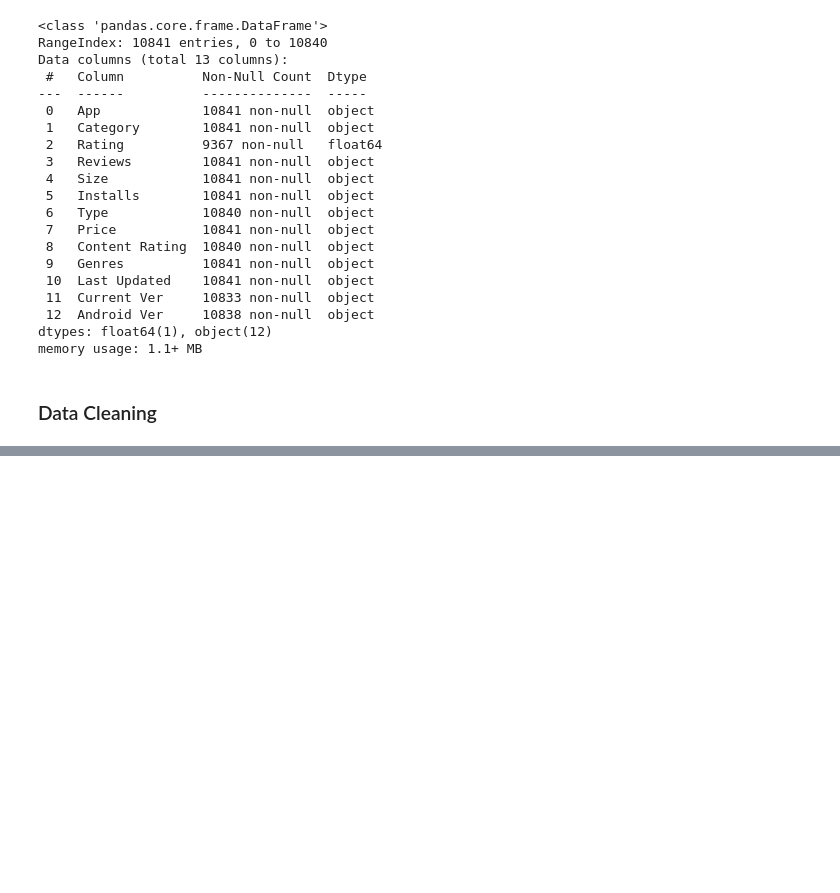
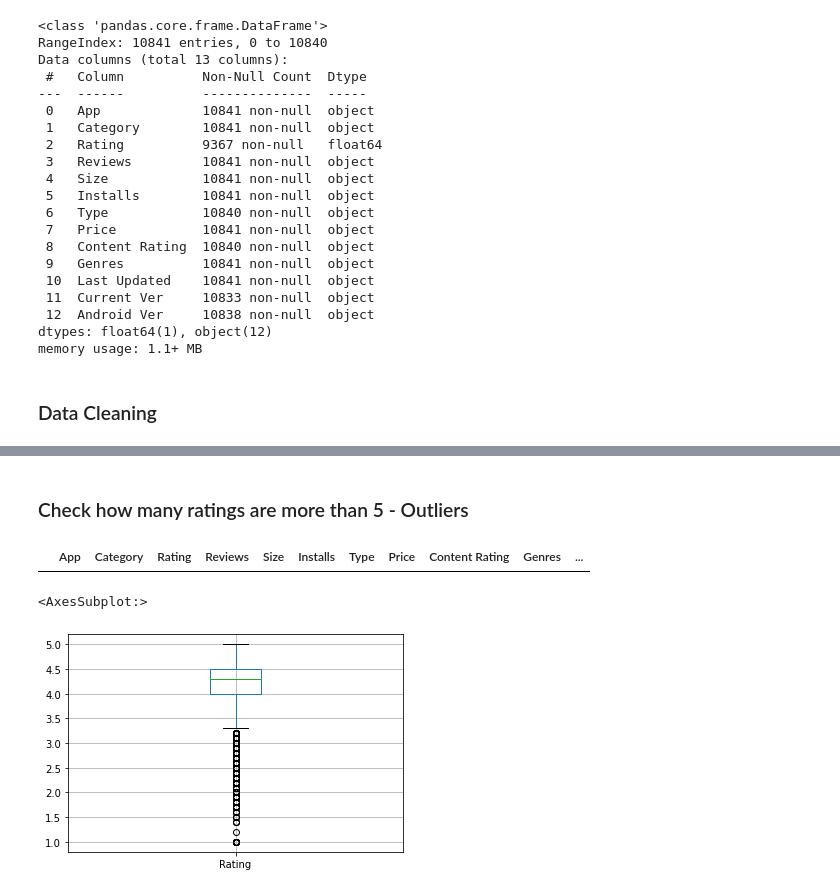
Before and after one commit to Rishiraj-singh7/Google-Apps-Rating, a Jupyter notebook: main.ipynb, the cells around one changed output, grey strips where cells are left out. Saved outputs shown, nothing was run; the diff lists cells and outputs as text; code cells hidden in the pictures; blank space fills up the shorter version.

```diff
--- a/main.ipynb
+++ b/main.ipynb
@@ -77,0 +114,11 @@ memory usage: 1.1+ MB
+# %% [markdown]
+### Check how many ratings are more than 5 - Outliers
+# %%
+google_data[google_data.Rating > 5]
+# %% [output]
+|  | App | Category | Rating | Reviews | Size | Installs | Type | Price | Content Rating | Genres | ... |
+# %%
+google_data.boxplot()
+# %% [output]
+<AxesSubplot:>
+[figure, added]
```
Also changed, not shown: parts of 13 cells of this notebook.
